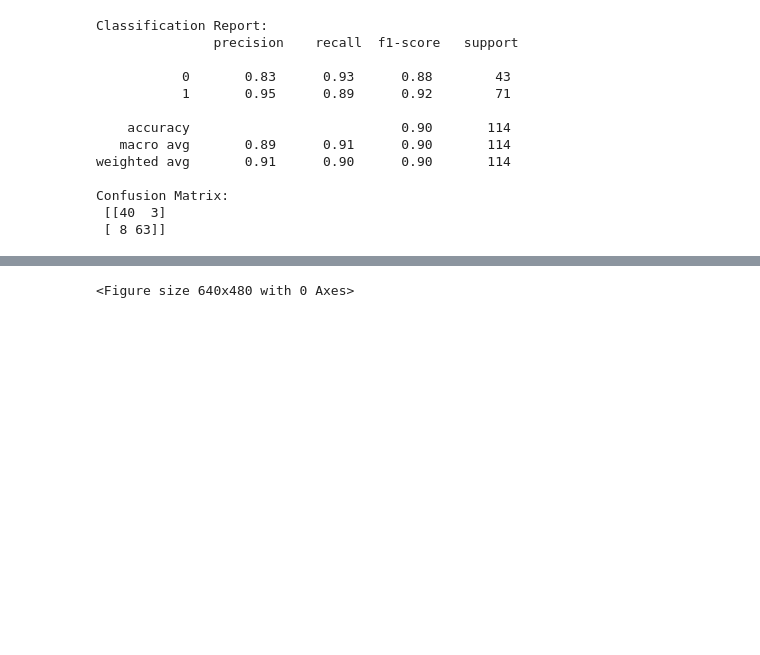
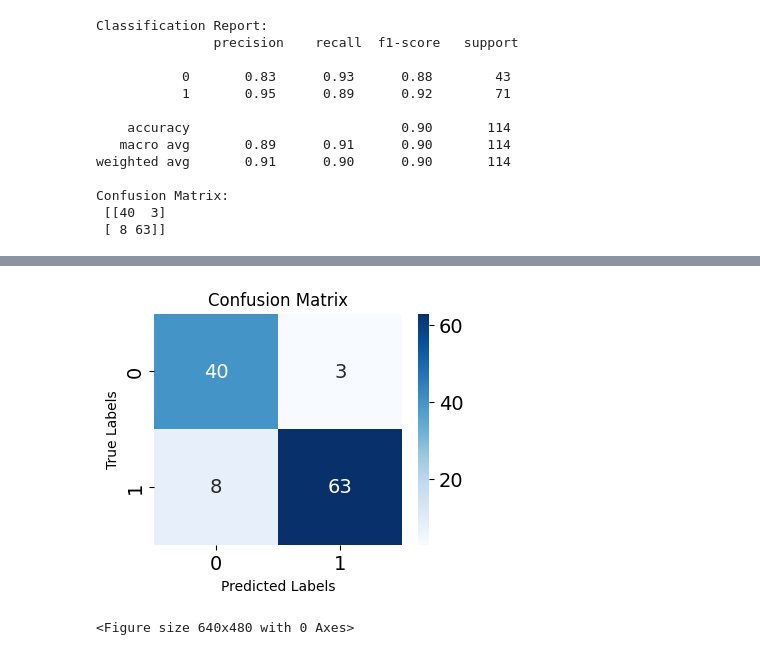
Before and after one commit to asheta66/Data-Science, a Jupyter notebook: Practice_KNN_Diabeties.ipynb, the cells around one changed output, grey strips where cells are left out. Saved outputs shown, nothing was run; the diff lists cells and outputs as text; code cells hidden in the pictures; blank space fills up the shorter version.

```diff
--- a/Practice_KNN_Diabeties.ipynb
+++ b/Practice_KNN_Diabeties.ipynb
@@ -139,3 +123,27 @@ plt.show()
+# %%
+import numpy as np
+import matplotlib.pyplot as plt
+from sklearn.metrics import confusion_matrix
+import seaborn as sns
+
+# Calculate the confusion matrix
+cm = confusion_matrix(y_test, y_pred)
+
+# Set up the figure
+plt.figure(figsize=(4,3))  # Adjust the figure size as needed
+
+# Create a heatmap of the confusion matrix using Seaborn
+sns.heatmap(cm, annot=True,  cmap='Blues')
+
+# Adding labels and title
+plt.xlabel("Predicted Labels", fontsize=10)
+plt.ylabel("True Labels", fontsize=10)
+plt.title("Confusion Matrix", fontsize=12)
+
+# Display the plot
+plt.show()
+# %% [output]
+[figure, added]
 # %%
 # Save the confusion matrix plot as an image file
 plt.savefig('confusion_matrix.png', dpi=300, bbox_inches='tight')  # Adjust filename and settings as needed
```
Also changed, not shown: parts of 5 cells of this notebook.
